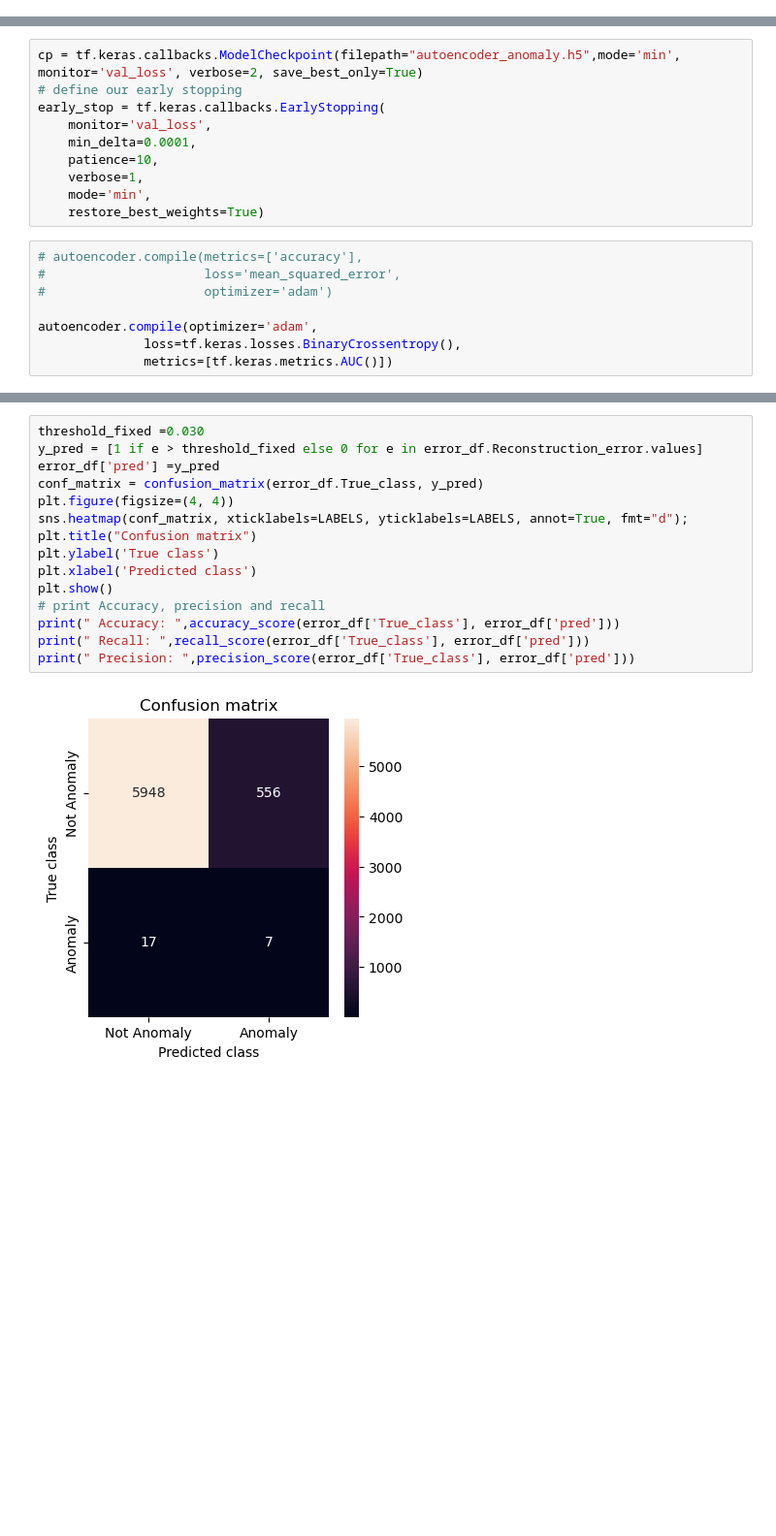
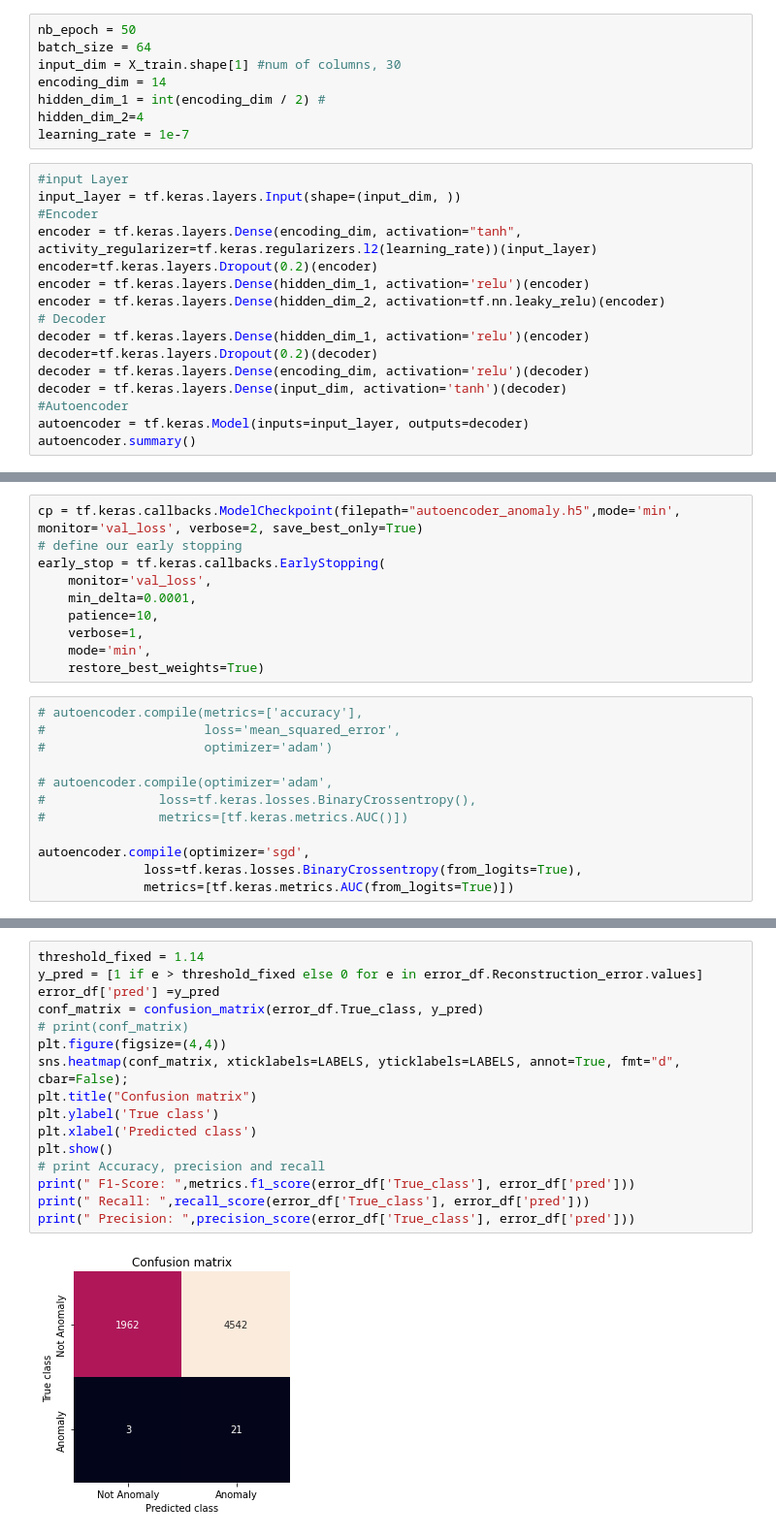
Before and after one commit to ChetanaRajabhoj/kagglex-project, a Jupyter notebook: notebooks/4.0-cr-model-1-autoencoder.ipynb, the cells around one changed output, grey strips where cells are left out. Shown at 97% size. Cells and saved outputs as stored; diff of their text form; blank space fills up the shorter version.

```diff
--- a/notebooks/4.0-cr-model-1-autoencoder.ipynb
+++ b/notebooks/4.0-cr-model-1-autoencoder.ipynb
@@ -149,0 +357,24 @@ _________________________________________________________________
+# %%
+nb_epoch = 50
+batch_size = 64
+input_dim = X_train.shape[1] #num of columns, 30
+encoding_dim = 14
+hidden_dim_1 = int(encoding_dim / 2) #
+hidden_dim_2=4
+learning_rate = 1e-7
+# %%
+#input Layer
+input_layer = tf.keras.layers.Input(shape=(input_dim, ))
+#Encoder
+encoder = tf.keras.layers.Dense(encoding_dim, activation="tanh", activity_regularizer=tf.keras.regularizers.l2(learning_rate))(input_layer)
+encoder=tf.keras.layers.Dropout(0.2)(encoder)
+encoder = tf.keras.layers.Dense(hidden_dim_1, activation='relu')(encoder)
+encoder = tf.keras.layers.Dense(hidden_dim_2, activation=tf.nn.leaky_relu)(encoder)
+# Decoder
+decoder = tf.keras.layers.Dense(hidden_dim_1, activation='relu')(encoder)
+decoder=tf.keras.layers.Dropout(0.2)(decoder)
+decoder = tf.keras.layers.Dense(encoding_dim, activation='relu')(decoder)
+decoder = tf.keras.layers.Dense(input_dim, activation='tanh')(decoder)
+#Autoencoder
+autoencoder = tf.keras.Model(inputs=input_layer, outputs=decoder)
+autoencoder.summary()
@@ -162,9 +411,13 @@ early_stop = tf.keras.callbacks.EarlyStopping(
 #                     loss='mean_squared_error',
 #                     optimizer='adam')
 
-autoencoder.compile(optimizer='adam',
-              loss=tf.keras.losses.BinaryCrossentropy(),
-              metrics=[tf.keras.metrics.AUC()])
+# autoencoder.compile(optimizer='adam',
+#               loss=tf.keras.losses.BinaryCrossentropy(),
+#               metrics=[tf.keras.metrics.AUC()])
+
+autoencoder.compile(optimizer='sgd',
+              loss=tf.keras.losses.BinaryCrossentropy(from_logits=True),
+              metrics=[tf.keras.metrics.AUC(from_logits=True)])
 # %%
 history = autoencoder.fit(X_train, X_train,
                     epochs=nb_epoch,
@@ -228,17 +487,18 @@ plt.show();
 # %%
-threshold_fixed =0.030
+threshold_fixed = 1.14
 y_pred = [1 if e > threshold_fixed else 0 for e in error_df.Reconstruction_error.values]
 error_df['pred'] =y_pred
 conf_matrix = confusion_matrix(error_df.True_class, y_pred)
-plt.figure(figsize=(4, 4))
-sns.heatmap(conf_matrix, xticklabels=LABELS, yticklabels=LABELS, annot=True, fmt="d");
+# print(conf_matrix)
+plt.figure(figsize=(4,4))
+sns.heatmap(conf_matrix, xticklabels=LABELS, yticklabels=LABELS, annot=True, fmt="d", cbar=False);
 plt.title("Confusion matrix")
 plt.ylabel('True class')
 plt.xlabel('Predicted class')
 plt.show()
 # print Accuracy, precision and recall
-print(" Accuracy: ",accuracy_score(error_df['True_class'], error_df['pred']))
+print(" F1-Score: ",metrics.f1_score(error_df['True_class'], error_df['pred']))
 print(" Recall: ",recall_score(error_df['True_class'], error_df['pred']))
 print(" Precision: ",precision_score(error_df['True_class'], error_df['pred']))
 # %% [output]
-[figure, old version]
+[figure, new version]
```
Also changed, not shown: parts of 43 cells of this notebook.
